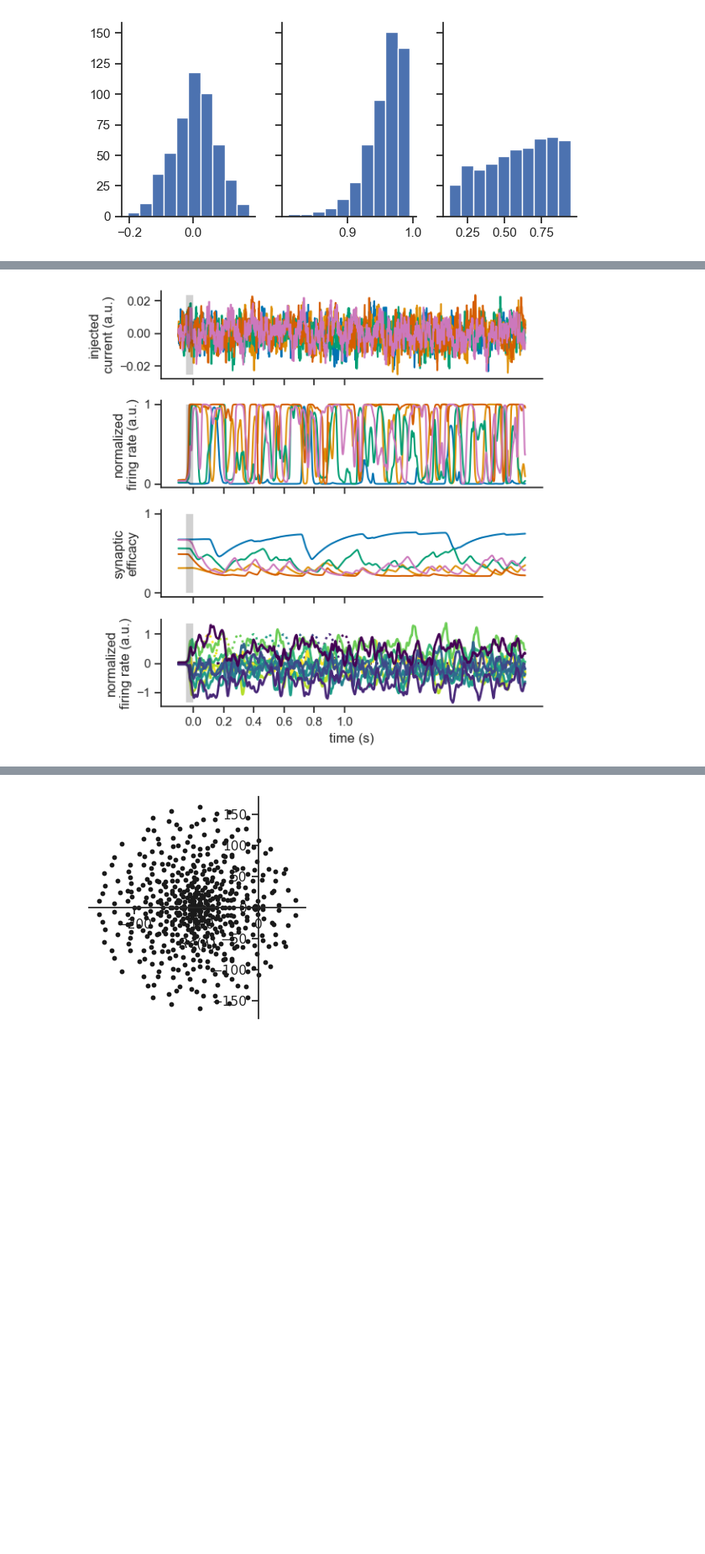
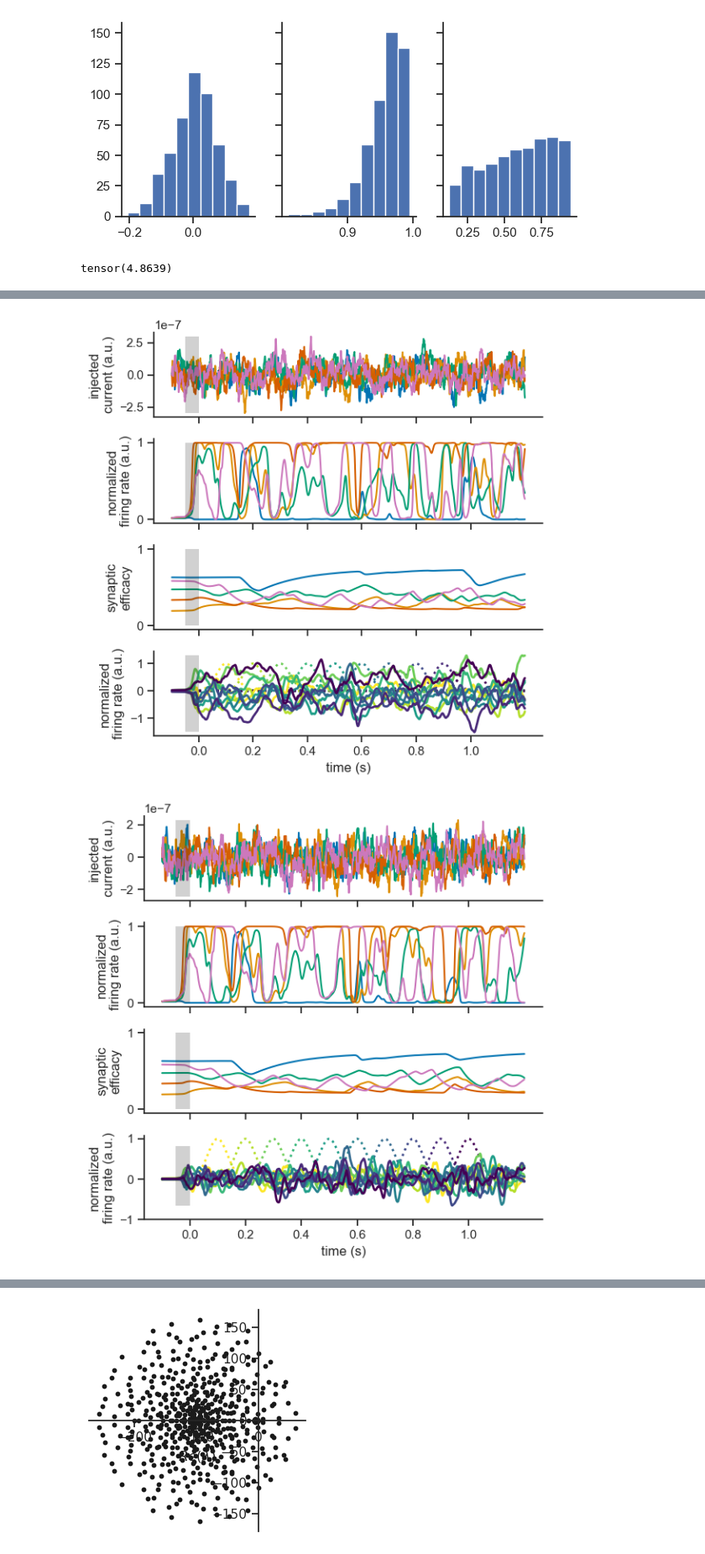
Before and after one commit to rythorpe/time_coding, a Jupyter notebook: aux_dev.ipynb, the cells around one changed output, grey strips where cells are left out. Shown at 84% size. Drawn from its saved outputs; the diff is of its cells as text; code cells hidden in the pictures; blank space fills up the shorter version.

Commit message:
[WIP] refactor batch sim pipeline in aux_dev.ipynb, training.py, and model.py

```diff
--- a/aux_dev.ipynb
+++ b/aux_dev.ipynb
@@ -217,8 +311,12 @@ print(sol.x[:n_hidden].mean())
 # %% [output]
 0.0037884537869356206
 [figure]
+# %%
+model.gain
+# %% [output]
+tensor(4.8639)
 # %%
-# define inputs (for contextual modulation / recurrent perturbations)
+# define inputs
 include_stp = True
 n_batches = 1
 inputs = torch.zeros((n_batches, n_times, n_inputs))
@@ -226,6 +324,7 @@ perturb_dur = 0.05  # 50 ms
 perturb_win_mask = np.logical_and(times > -perturb_dur, times < 0)
 inputs[:, perturb_win_mask, :] = 0.1
 noise_tau = 0.01
+noise_std = 1e-6
 
 # define output targets
 # set std s.t. amplitude decays to 1/e at intersection with next target
@@ -236,14 +335,14 @@ targets = get_gaussian_targets(n_batches, delay_times, times, targ_std)
 
 # set initial conditions of recurrent units fixed across iterations of
 # training and testing
-h_0 = torch.tensor(sol.x[:n_hidden], dtype=torch.float32)
-# h_0 = torch.zeros(n_hidden)
+# h_0 = torch.tensor(sol.x[:n_hidden], dtype=torch.float32)
+h_0 = torch.zeros(n_hidden)
 h_0 = torch.tile(h_0, (n_batches, 1))  # replicate for each batch
-r_0 = torch.tensor(sol.x[n_hidden:2 * n_hidden], dtype=torch.float32)
-# r_0 = torch.ones(n_hidden)
+# r_0 = torch.tensor(sol.x[n_hidden:2 * n_hidden], dtype=torch.float32)
+r_0 = torch.ones(n_hidden)
 r_0 = torch.tile(r_0, (n_batches, 1))
-u_0 = torch.tensor(sol.x[2 * n_hidden:3 * n_hidden], dtype=torch.float32)
-# u_0 = model.p_rel.detach()
+# u_0 = torch.tensor(sol.x[2 * n_hidden:3 * n_hidden], dtype=torch.float32)
+u_0 = model.p_rel.detach()
 u_0 = torch.tile(u_0, (n_batches, 1))
 
 # run opt routine
@@ -255,7 +354,6 @@ r_0 = r_0.to(device)
 u_0 = u_0.to(device)
 
 # plot model output before training
-noise_std = 1e-1
 _, sim_stats_pre = test_and_get_stats(inputs, targets, times,
                                       model, loss_fn, h_0, r_0, u_0,
                                       include_stp=include_stp,
@@ -264,33 +362,32 @@ _, sim_stats_pre = test_and_get_stats(inputs, targets, times,
                                       plot=True)
 
 weights_pre = model.gain * model.W_hh * model.presyn_scaling.detach()
+w_out_pre = model.W_hz.detach()
 
-# # train model weights
-# noise_std = 1e-4
-# max_iter = 500
-# convergence_reached = False
-# loss_per_iter = list()
-# for iter_idx in range(max_iter):
-#     loss = train_bptt(inputs, targets, times, model, loss_fn, optimizer,
-#                       h_0, r_0, u_0, dt=dt, include_stp=include_stp,
-#                       noise_tau=noise_tau, noise_std=noise_std)
-#     loss_per_iter.append(loss)
-#     print(f"Training trial {iter_idx} complete!")
+# train model weights
+max_iter = 200
+loss_per_iter = list()
+for iter_idx in range(max_iter):
+    loss = train_bptt(inputs, targets, times, model, loss_fn, optimizer,
+                      h_0, r_0, u_0, dt=dt, include_stp=include_stp,
+                      noise_tau=noise_tau, noise_std=noise_std)
+    loss_per_iter.append(loss)
+    print(f"Training trial {iter_idx} complete!")
 
-# weights_post = model.gain * model.W_hh * model.presyn_scaling.detach()
+weights_post = model.gain * model.W_hh * model.presyn_scaling.detach()
+w_out_post = model.W_hz.detach()
 
-# # investigate fitted model
-# # plot model output after training
-# noise_std = 0.0
-# state_vars_post, sim_stats_post = test_and_get_stats(
-#     inputs, targets, times, model, loss_fn, h_0, r_0, u_0,
-#     include_stp=include_stp, noise_tau=noise_tau, noise_std=noise_std,
-#     plot=True)
+# investigate fitted model
+# plot model output after training
+state_vars_post, sim_stats_post = test_and_get_stats(
+    inputs, targets, times, model, loss_fn, h_0, r_0, u_0,
+    include_stp=include_stp, noise_tau=noise_tau, noise_std=noise_std,
+    plot=True)
 
-# ext_in_post, hidden_sr_post, r_post, u_post, output_sr_post = state_vars_post
-# loss_per_iter.append(sim_stats_post['loss'])
+ext_in_post, hidden_sr_post, r_post, u_post, output_sr_post = state_vars_post
+loss_per_iter.append(sim_stats_post['loss'])
 
-# # plot loss across training
-# fig_learning = plot_learning(np.array(loss_per_iter), max_iter=None)
-# # plt.savefig('/home/ryan/Desktop/training_loss_force.png')
+# plot loss across training
+fig_learning = plot_learning(np.array(loss_per_iter), max_iter=None)
+# plt.savefig('/home/ryan/Desktop/training_loss_force.png')
 # %% [output]
@@ -298 +412,2 @@ Test loss: 8.294270
-[figure, old version]
+[figure, new version]
+[figure, added]
```
Also changed, not shown: parts of 12 cells of this notebook, 2 other files.
